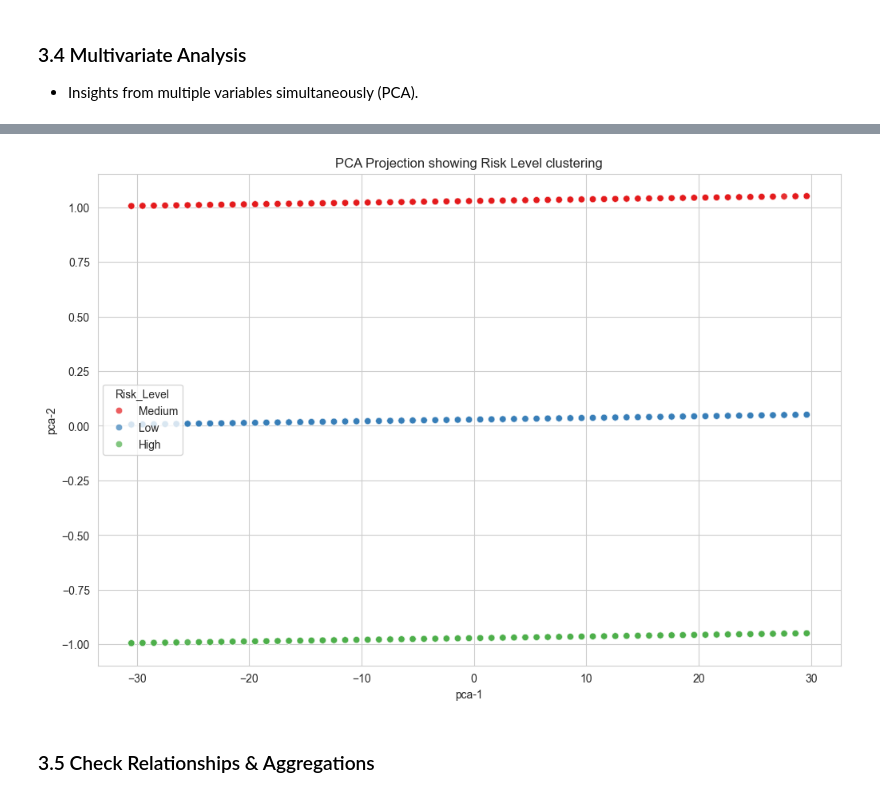
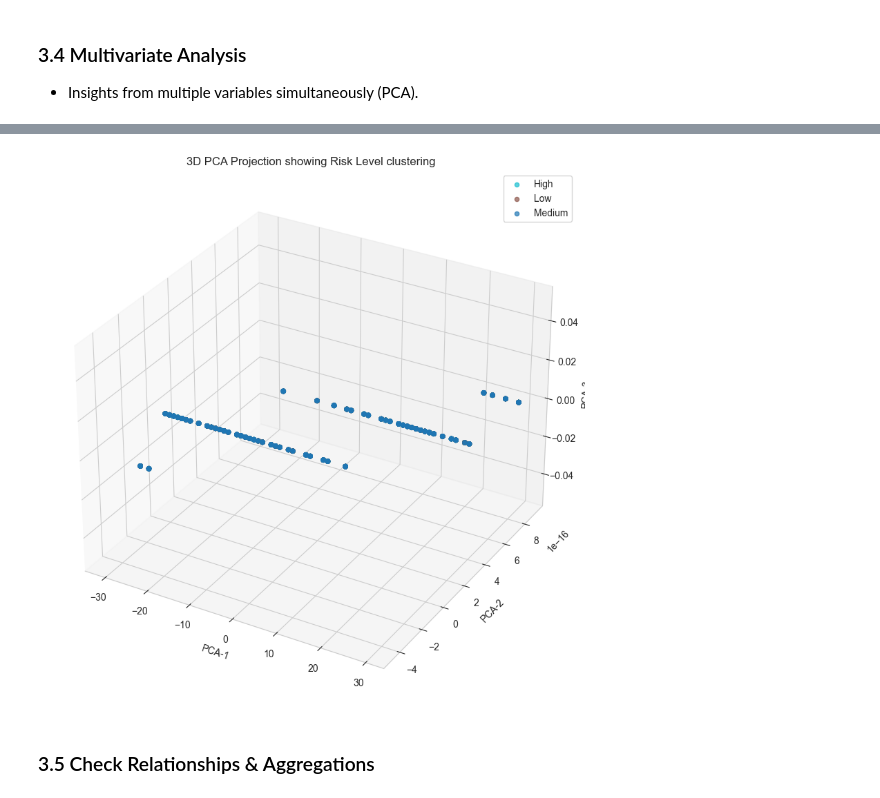
Before and after one commit to ariful59/ml-pipeline-heath-risk_predictor, a Jupyter notebook: src/notebook/EDA_dataset.ipynb, the cells around one changed output, grey strips where cells are left out. Drawn from its saved outputs; the diff is of its cells as text; code cells hidden in the pictures.

```diff
--- a/src/notebook/EDA_dataset.ipynb
+++ b/src/notebook/EDA_dataset.ipynb
@@ -501,19 +518,41 @@ plt.show()
 # %%
-# Dimensionality Reduction with PCA
-pca = PCA(n_components=2)
-num_data = df.select_dtypes(include=[np.number]).fillna(0)
+# Dimensionality Reduction with PCA (3D)
+from mpl_toolkits.mplot3d import Axes3D
+import matplotlib.pyplot as plt
+import numpy as np
+
+pca = PCA(n_components=3)
+# Exclude target from PCA if possible, otherwise just use all numeric
+cols_to_exclude = ['Risk_Level_Encoded', 'Risk_Level']
+num_data = df.select_dtypes(include=[np.number]).drop(columns=[c for c in cols_to_exclude if c in df.columns], errors='ignore').fillna(0)
 pca_results = pca.fit_transform(num_data)
 
 df['pca-1'] = pca_results[:,0]
 df['pca-2'] = pca_results[:,1]
+df['pca-3'] = pca_results[:,2]
 
 if 'Risk_Level' in df.columns:
-    plt.figure(figsize=(12, 8))
-    sns.scatterplot(x='pca-1', y='pca-2', hue='Risk_Level', data=df, palette='Set1', alpha=0.7)
-    plt.title('PCA Projection showing Risk Level clustering')
+    fig = plt.figure(figsize=(12, 10))
+    ax = fig.add_subplot(111, projection='3d')
+
+    # Generate distinct colors
+    unique_risks = df['Risk_Level'].unique()
+    colors = plt.cm.tab10(np.linspace(0, 1, len(unique_risks)))
+    risk_color_map = dict(zip(unique_risks, colors))
+
+    groups = df.groupby('Risk_Level')
+    for name, group in groups:
+        ax.scatter(group['pca-1'], group['pca-2'], group['pca-3'],
+                   marker='o', label=name, alpha=0.7, color=risk_color_map[name])
+
+    ax.set_xlabel('PCA-1')
+    ax.set_ylabel('PCA-2')
+    ax.set_zlabel('PCA-3')
+    ax.set_title('3D PCA Projection showing Risk Level clustering')
+    ax.legend()
     plt.show()
 # %% [output]
-[figure, old version]
+[figure, new version]
 # %% [markdown]
 ### 3.5 Check Relationships & Aggregations
 # %%
```
Also changed, not shown: parts of 21 cells of this notebook, 15 other files.
